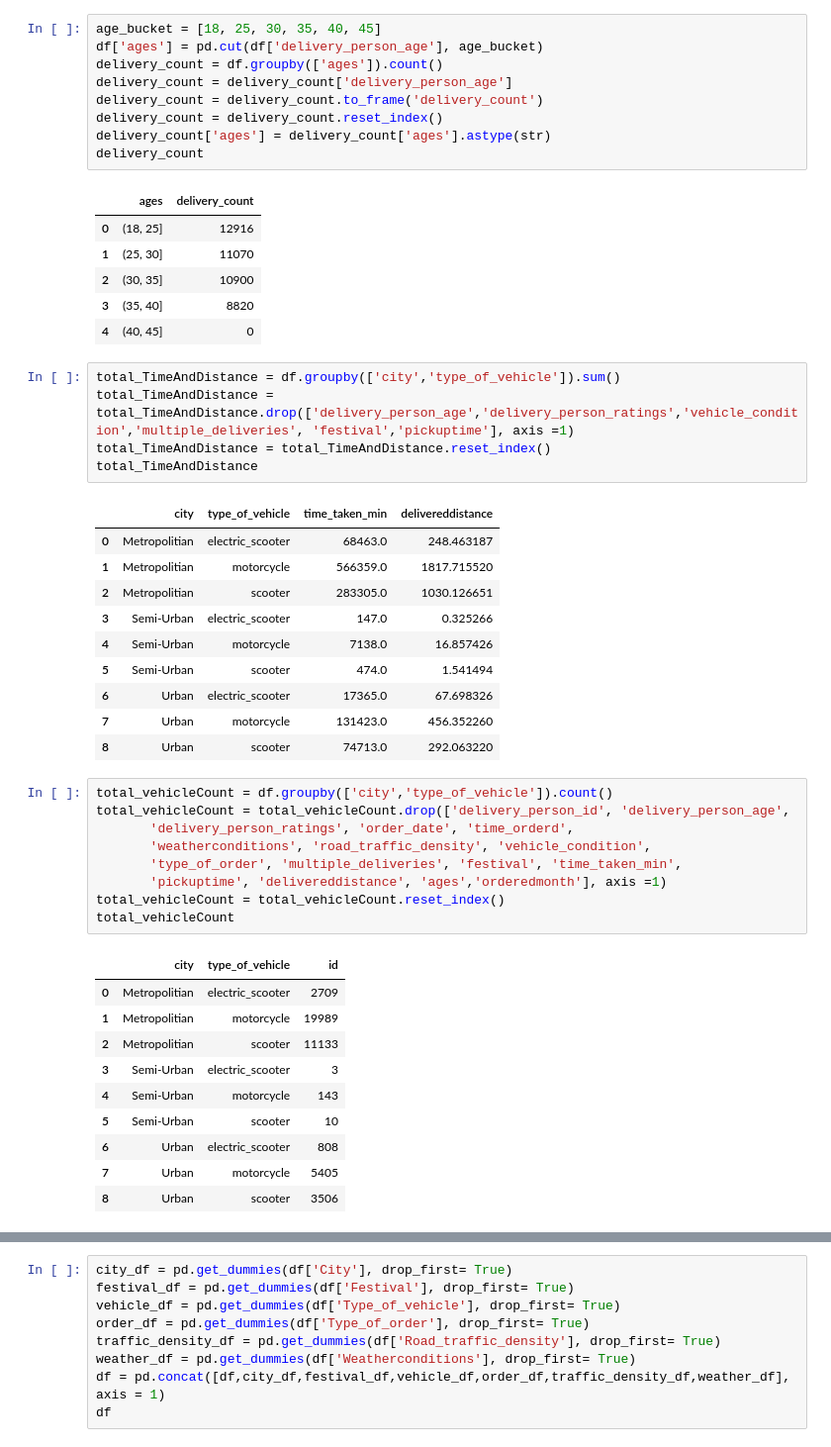
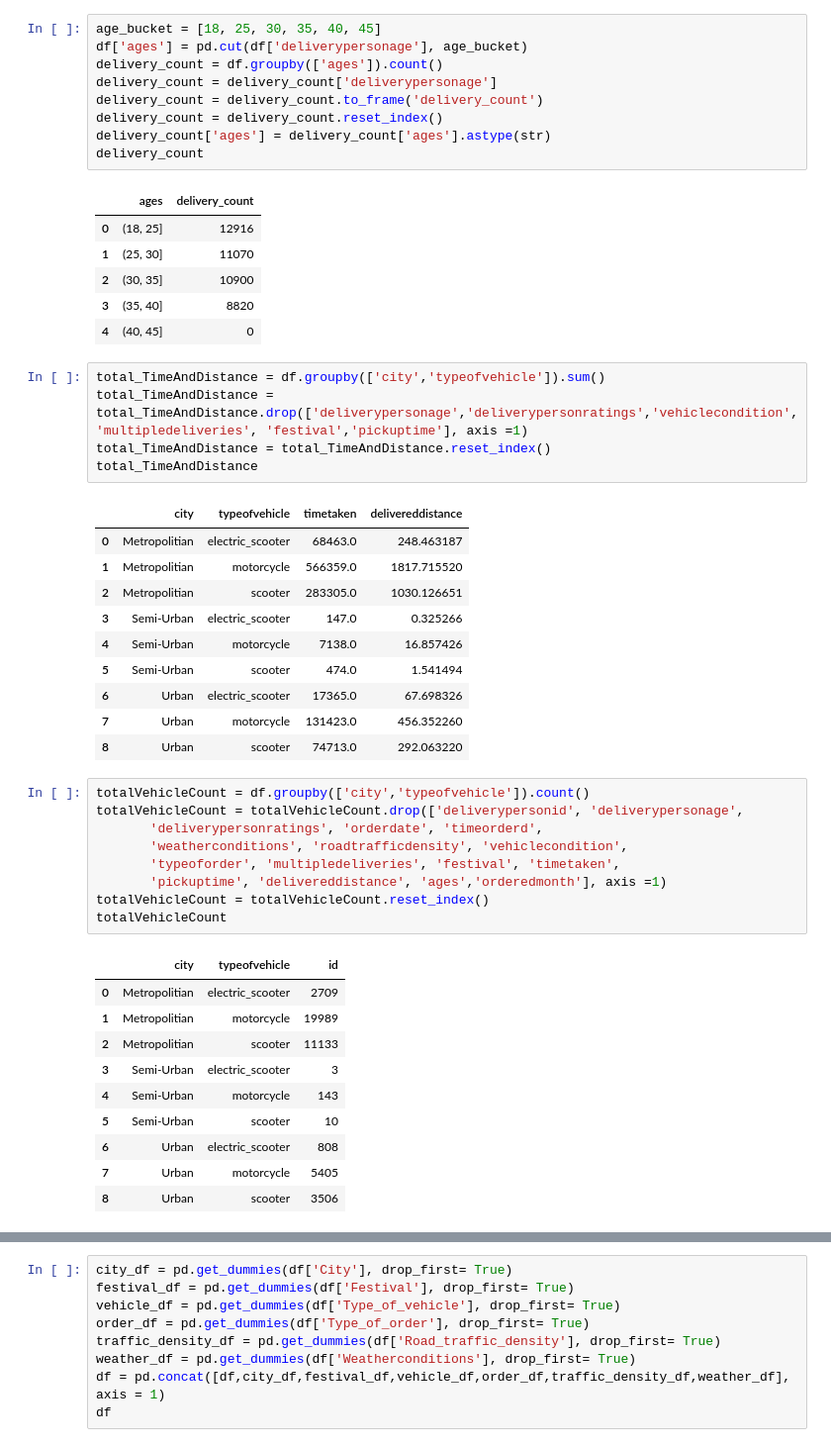
Before and after one commit to jeet2722/foodDelivery, a Jupyter notebook: file.ipynb, the cells around one changed output, grey strips where cells are left out. Shown: that part at 99% size. Cells and saved outputs as stored; diff of their text form.

```diff
--- a/file.ipynb
+++ b/file.ipynb
@@ -59,8 +68,8 @@ dtype: int64
 # %%
 age_bucket = [18, 25, 30, 35, 40, 45]
-df['ages'] = pd.cut(df['delivery_person_age'], age_bucket)
+df['ages'] = pd.cut(df['deliverypersonage'], age_bucket)
 delivery_count = df.groupby(['ages']).count()
-delivery_count = delivery_count['delivery_person_age']
+delivery_count = delivery_count['deliverypersonage']
 delivery_count = delivery_count.to_frame('delivery_count')
 delivery_count = delivery_count.reset_index()
 delivery_count['ages'] = delivery_count['ages'].astype(str)
@@ -73,12 +82,12 @@ delivery_count
 | 3 | (35, 40] | 8820 |
 | 4 | (40, 45] | 0 |
 # %%
-total_TimeAndDistance = df.groupby(['city','type_of_vehicle']).sum()
-total_TimeAndDistance = total_TimeAndDistance.drop(['delivery_person_age','delivery_person_ratings','vehicle_condition','multiple_deliveries', 'festival','pickuptime'], axis =1)
+total_TimeAndDistance = df.groupby(['city','typeofvehicle']).sum()
+total_TimeAndDistance = total_TimeAndDistance.drop(['deliverypersonage','deliverypersonratings','vehiclecondition','multipledeliveries', 'festival','pickuptime'], axis =1)
 total_TimeAndDistance = total_TimeAndDistance.reset_index()
 total_TimeAndDistance
 # %% [output]
-|  | city | type_of_vehicle | time_taken_min | delivereddistance |
+|  | city | typeofvehicle | timetaken | delivereddistance |
 | 0 | Metropolitian | electric_scooter | 68463.0 | 248.463187 |
 | 1 | Metropolitian | motorcycle | 566359.0 | 1817.715520 |
 | 2 | Metropolitian | scooter | 283305.0 | 1030.126651 |
@@ -89,16 +98,16 @@ total_TimeAndDistance
 | 7 | Urban | motorcycle | 131423.0 | 456.352260 |
 | 8 | Urban | scooter | 74713.0 | 292.063220 |
 # %%
-total_vehicleCount = df.groupby(['city','type_of_vehicle']).count()
-total_vehicleCount = total_vehicleCount.drop(['delivery_person_id', 'delivery_person_age',
-       'delivery_person_ratings', 'order_date', 'time_orderd',
-       'weatherconditions', 'road_traffic_density', 'vehicle_condition',
-       'type_of_order', 'multiple_deliveries', 'festival', 'time_taken_min',
+totalVehicleCount = df.groupby(['city','typeofvehicle']).count()
+totalVehicleCount = totalVehicleCount.drop(['deliverypersonid', 'deliverypersonage',
+       'deliverypersonratings', 'orderdate', 'timeorderd',
+       'weatherconditions', 'roadtrafficdensity', 'vehiclecondition',
+       'typeoforder', 'multipledeliveries', 'festival', 'timetaken',
        'pickuptime', 'delivereddistance', 'ages','orderedmonth'], axis =1)
-total_vehicleCount = total_vehicleCount.reset_index()
-total_vehicleCount
+totalVehicleCount = totalVehicleCount.reset_index()
+totalVehicleCount
 # %% [output]
-|  | city | type_of_vehicle | id |
+|  | city | typeofvehicle | id |
 | 0 | Metropolitian | electric_scooter | 2709 |
 | 1 | Metropolitian | motorcycle | 19989 |
 | 2 | Metropolitian | scooter | 11133 |
```
Also changed, not shown: parts of 5 cells of this notebook, 2 other files.
